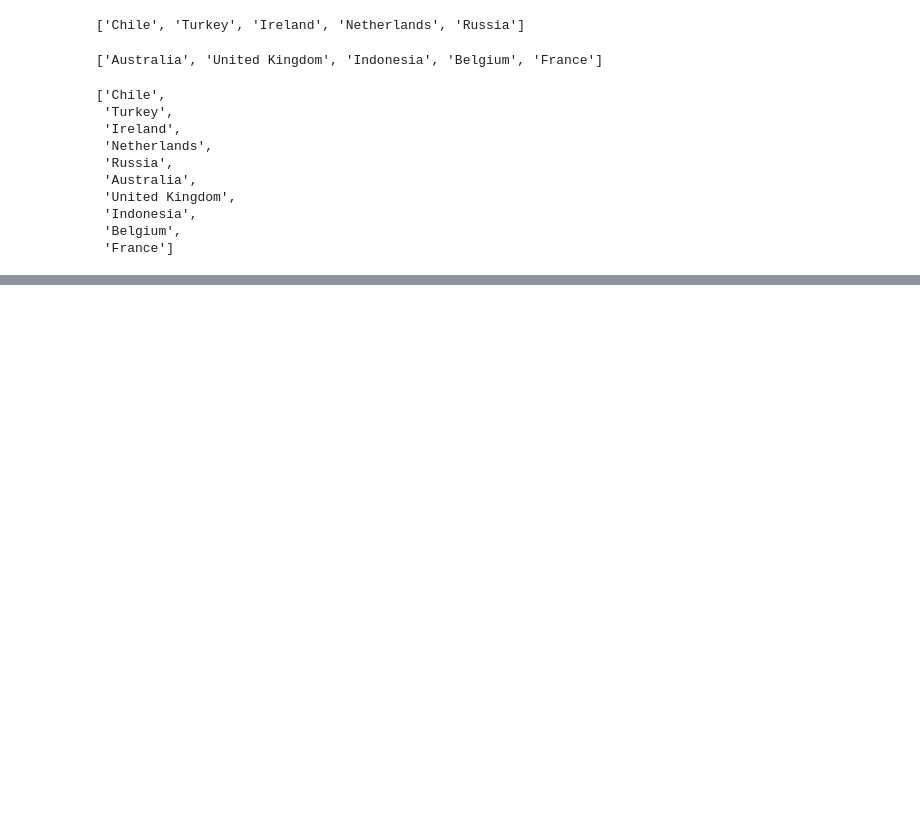
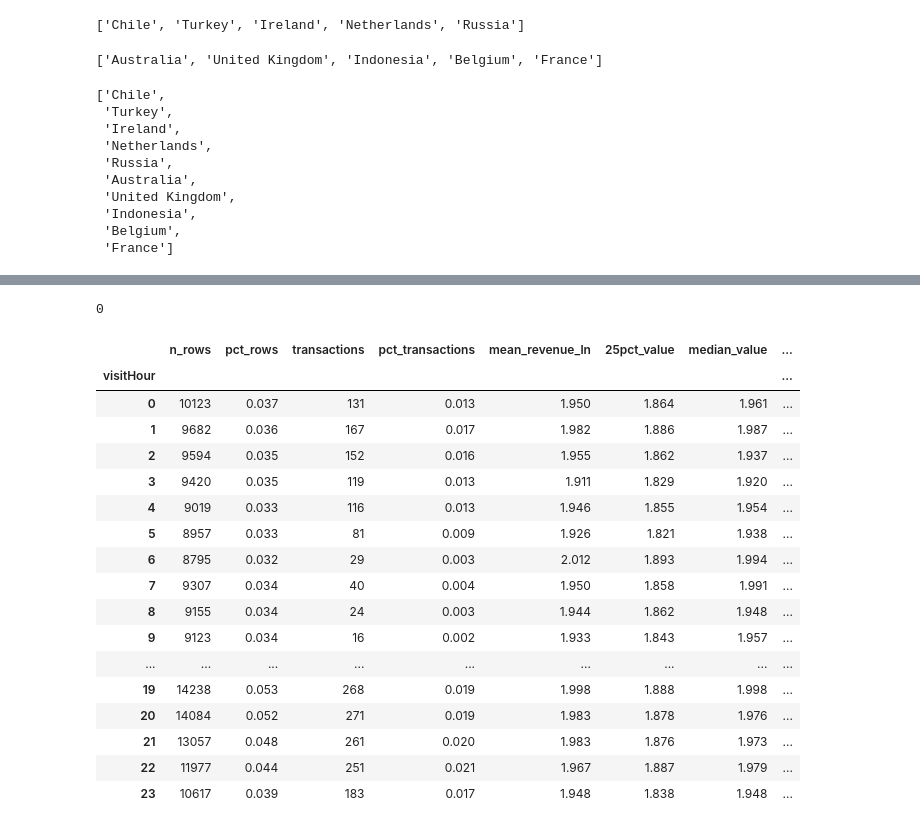
Before and after one commit to KARENCMP82/Python, a Jupyter notebook: GACR_Regresion_clase.ipynb, the cells around one changed output, grey strips where cells are left out. Drawn from its saved outputs; the diff is of its cells as text; code cells hidden in the pictures; blank space fills up the shorter version.

```diff
--- a/GACR_Regresion_clase.ipynb
+++ b/GACR_Regresion_clase.ipynb
@@ -634,7 +634,3 @@ def setOthersminmax(dataframe, column, target_column, num_rows_min, top_n):
     top_categories_list.append('Others')
     dataframe[column] = pd.Categorical(dataframe[column], categories=top_categories_list)
     return dataframe[column].fillna('Others')
-# %%
-
-# Llamar a la función setOthersminmax
-df['geoNetwork.country'] = setOthersminmax(df, 'geoNetwork.country', TARGET_LN, 500, 5)
@@ -642,0 +704,4 @@ IndexError: index -1 is out of bounds for axis 0 with size 0
+# %%
+datetime.fromtimestamp(1514764800).hour
+# %% [output]
+0
@@ -642,0 +714,21 @@ IndexError: index -1 is out of bounds for axis 0 with size 0
+# %%
+explore_cat_values(df, 'visitHour', TARGET_LN)
+# %% [output]
+|  | n_rows | pct_rows | transactions | pct_transactions | mean_revenue_ln | 25pct_value | median_value | ... |
+| visitHour |  |  |  |  |  |  |  | ... |
+| 0 | 10123 | 0.037 | 131 | 0.013 | 1.950 | 1.864 | 1.961 | ... |
+| 1 | 9682 | 0.036 | 167 | 0.017 | 1.982 | 1.886 | 1.987 | ... |
+| 2 | 9594 | 0.035 | 152 | 0.016 | 1.955 | 1.862 | 1.937 | ... |
+| 3 | 9420 | 0.035 | 119 | 0.013 | 1.911 | 1.829 | 1.920 | ... |
+| 4 | 9019 | 0.033 | 116 | 0.013 | 1.946 | 1.855 | 1.954 | ... |
+| 5 | 8957 | 0.033 | 81 | 0.009 | 1.926 | 1.821 | 1.938 | ... |
+| 6 | 8795 | 0.032 | 29 | 0.003 | 2.012 | 1.893 | 1.994 | ... |
+| 7 | 9307 | 0.034 | 40 | 0.004 | 1.950 | 1.858 | 1.991 | ... |
+| 8 | 9155 | 0.034 | 24 | 0.003 | 1.944 | 1.862 | 1.948 | ... |
+| 9 | 9123 | 0.034 | 16 | 0.002 | 1.933 | 1.843 | 1.957 | ... |
+| ... | ... | ... | ... | ... | ... | ... | ... | ... |
+| 19 | 14238 | 0.053 | 268 | 0.019 | 1.998 | 1.888 | 1.998 | ... |
+| 20 | 14084 | 0.052 | 271 | 0.019 | 1.983 | 1.878 | 1.976 | ... |
+| 21 | 13057 | 0.048 | 261 | 0.020 | 1.983 | 1.876 | 1.973 | ... |
+| 22 | 11977 | 0.044 | 251 | 0.021 | 1.967 | 1.887 | 1.979 | ... |
+| 23 | 10617 | 0.039 | 183 | 0.017 | 1.948 | 1.838 | 1.948 | ... |
```
Also changed, not shown: parts of 19 cells of this notebook.
